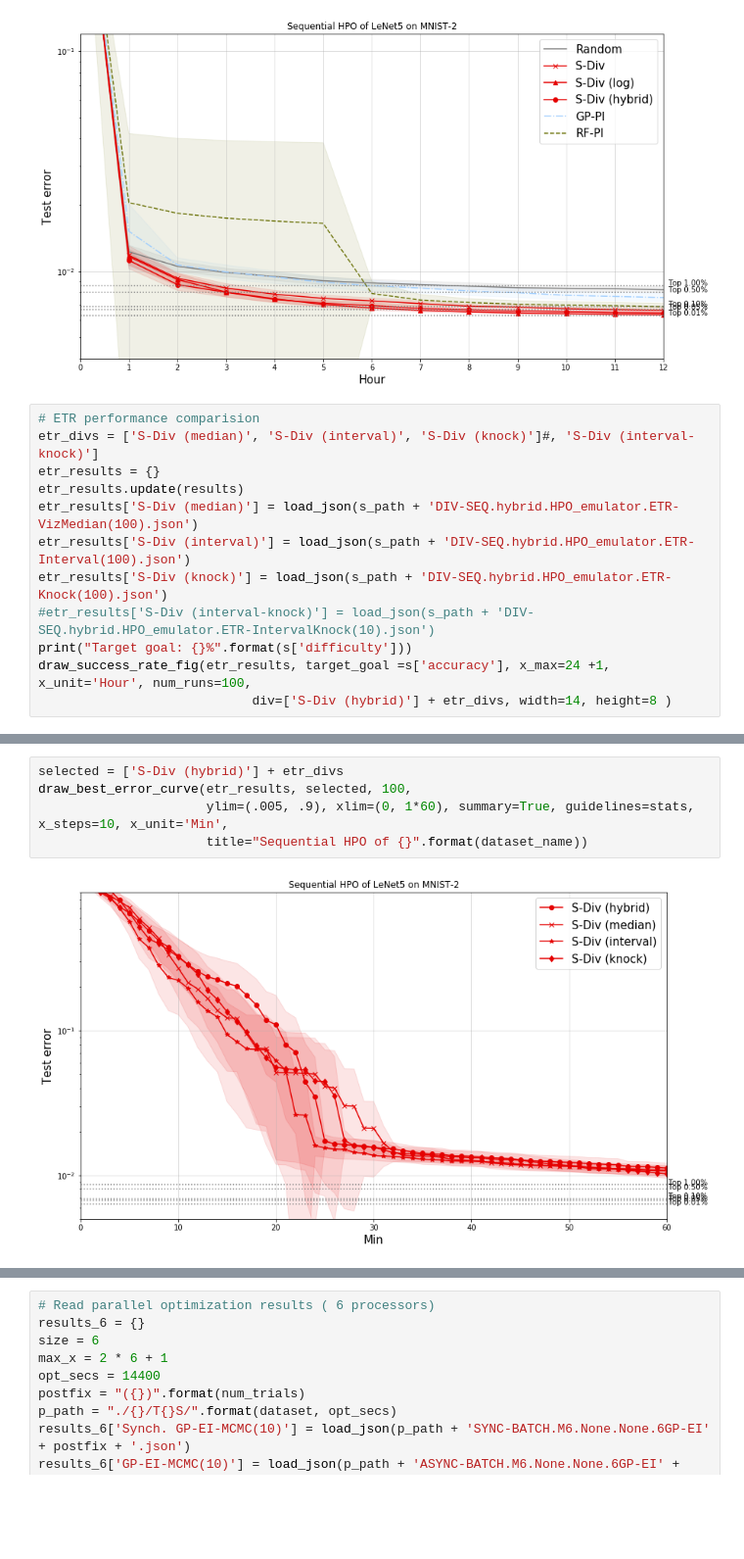
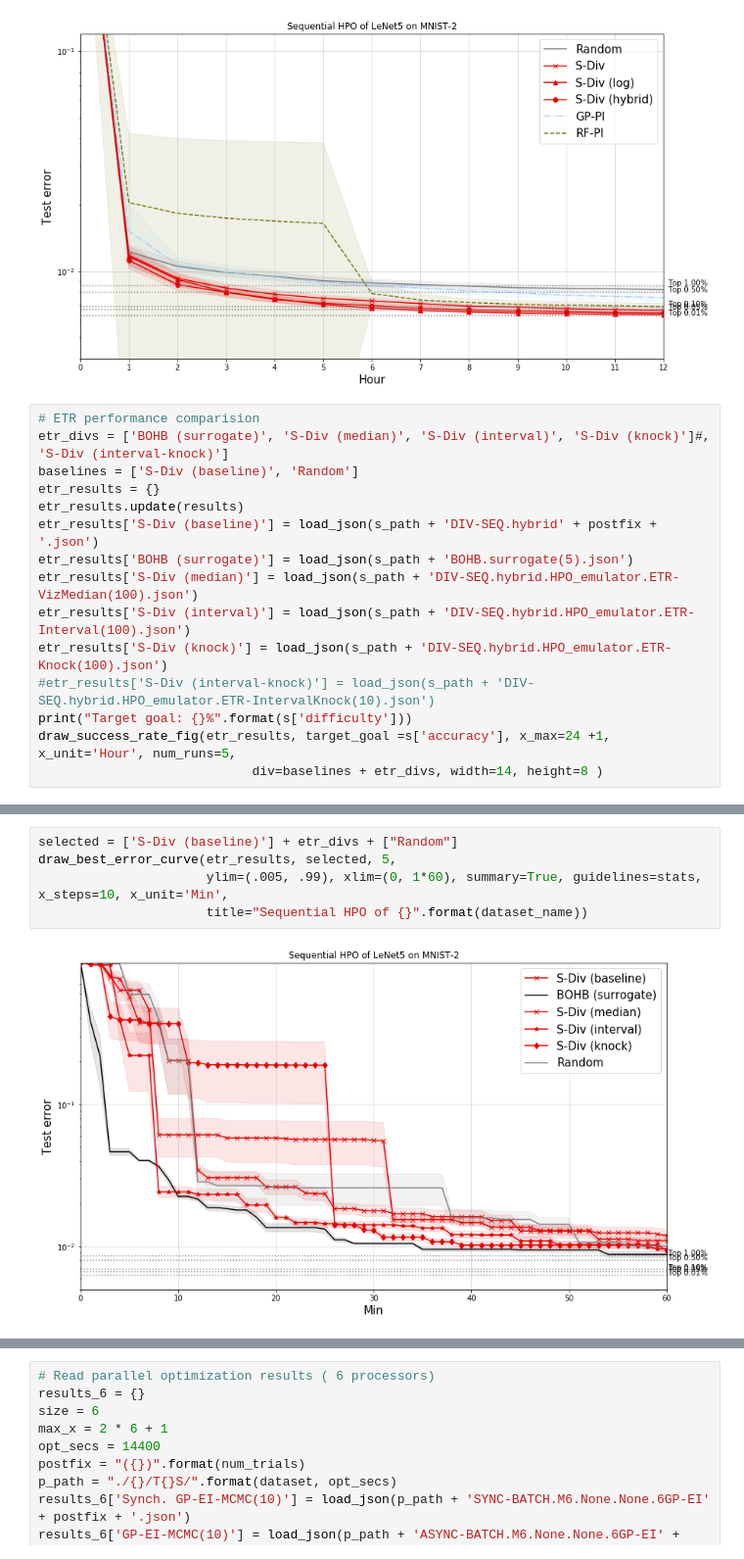
Before and after one commit to yongjinkim49/ecml, a Jupyter notebook: results/[ICML19] MINST-LeNet5(2) performance evaluation.ipynb, the cells around one changed output, grey strips where cells are left out. Shown at 98% size. Cells and saved outputs as stored; diff of their text form; blank space fills up the shorter version.

```diff
--- a/results/[ICML19] MINST-LeNet5(2) performance evaluation.ipynb
+++ b/results/[ICML19] MINST-LeNet5(2) performance evaluation.ipynb
@@ -85,16 +85,19 @@ draw_best_error_curve(results, selected, 100, x_unit="Hour",
 [figure]
 # %%
 # ETR performance comparision
-etr_divs = ['S-Div (median)', 'S-Div (interval)', 'S-Div (knock)']#, 'S-Div (interval-knock)']
+etr_divs = ['BOHB (surrogate)', 'S-Div (median)', 'S-Div (interval)', 'S-Div (knock)']#, 'S-Div (interval-knock)']
+baselines = ['S-Div (baseline)', 'Random']
 etr_results = {}
 etr_results.update(results)
+etr_results['S-Div (baseline)'] = load_json(s_path + 'DIV-SEQ.hybrid' + postfix + '.json')
+etr_results['BOHB (surrogate)'] = load_json(s_path + 'BOHB.surrogate(5).json')
 etr_results['S-Div (median)'] = load_json(s_path + 'DIV-SEQ.hybrid.HPO_emulator.ETR-VizMedian(100).json')
 etr_results['S-Div (interval)'] = load_json(s_path + 'DIV-SEQ.hybrid.HPO_emulator.ETR-Interval(100).json')
 etr_results['S-Div (knock)'] = load_json(s_path + 'DIV-SEQ.hybrid.HPO_emulator.ETR-Knock(100).json')
 #etr_results['S-Div (interval-knock)'] = load_json(s_path + 'DIV-SEQ.hybrid.HPO_emulator.ETR-IntervalKnock(10).json')
 print("Target goal: {}%".format(s['difficulty']))
-draw_success_rate_fig(etr_results, target_goal =s['accuracy'], x_max=24 +1, x_unit='Hour', num_runs=100,
-                            div=['S-Div (hybrid)'] + etr_divs, width=14, height=8 )
+draw_success_rate_fig(etr_results, target_goal =s['accuracy'], x_max=24 +1, x_unit='Hour', num_runs=5,
+                            div=baselines + etr_divs, width=14, height=8 )
 # %% [output]
 Target goal: 0.05%
 <module 'matplotlib.pyplot' from '/home/webofthink/anaconda3/lib/python3.6/site-packages/matplotlib/pyplot.py'>
@@ -110,8 +137,8 @@ Target goal: 0.5%
 # %%
-selected = ['S-Div (hybrid)'] + etr_divs
-draw_best_error_curve(etr_results, selected, 100,
-                      ylim=(.005, .9), xlim=(0, 1*60), summary=True, guidelines=stats, x_steps=10, x_unit='Min',
+selected = ['S-Div (baseline)'] + etr_divs + ["Random"]
+draw_best_error_curve(etr_results, selected, 5,
+                      ylim=(.005, .99), xlim=(0, 1*60), summary=True, guidelines=stats, x_steps=10, x_unit='Min',
                       title="Sequential HPO of {}".format(dataset_name))
 # %% [output]
-[figure, old version]
+[figure, new version]
 # %%
```
Also changed, not shown: parts of 7 cells of this notebook, 33 other files.
